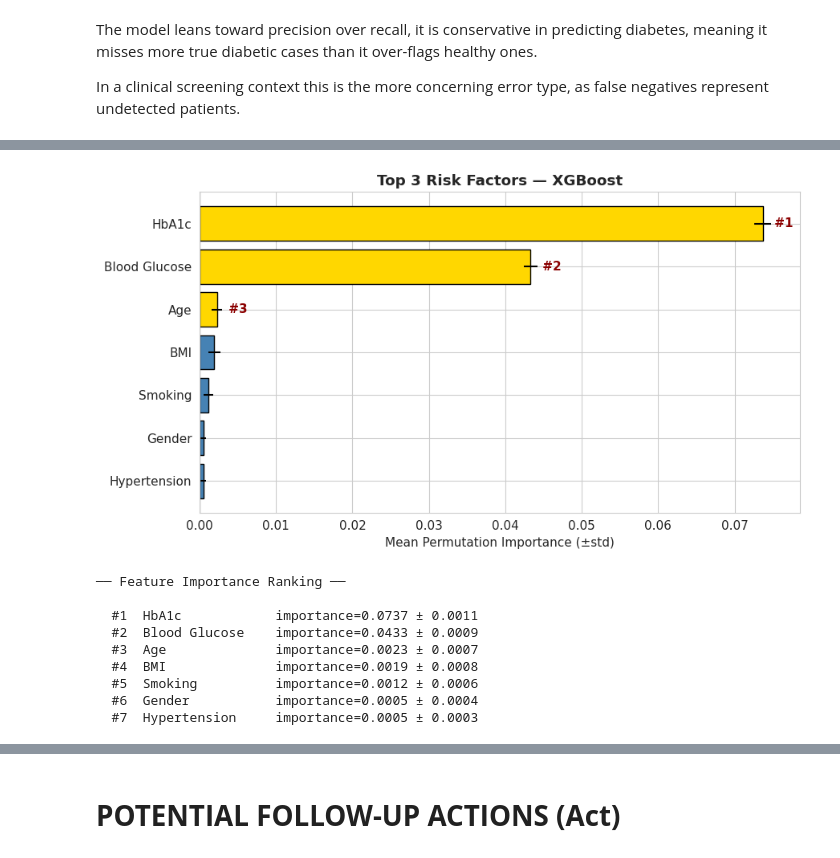
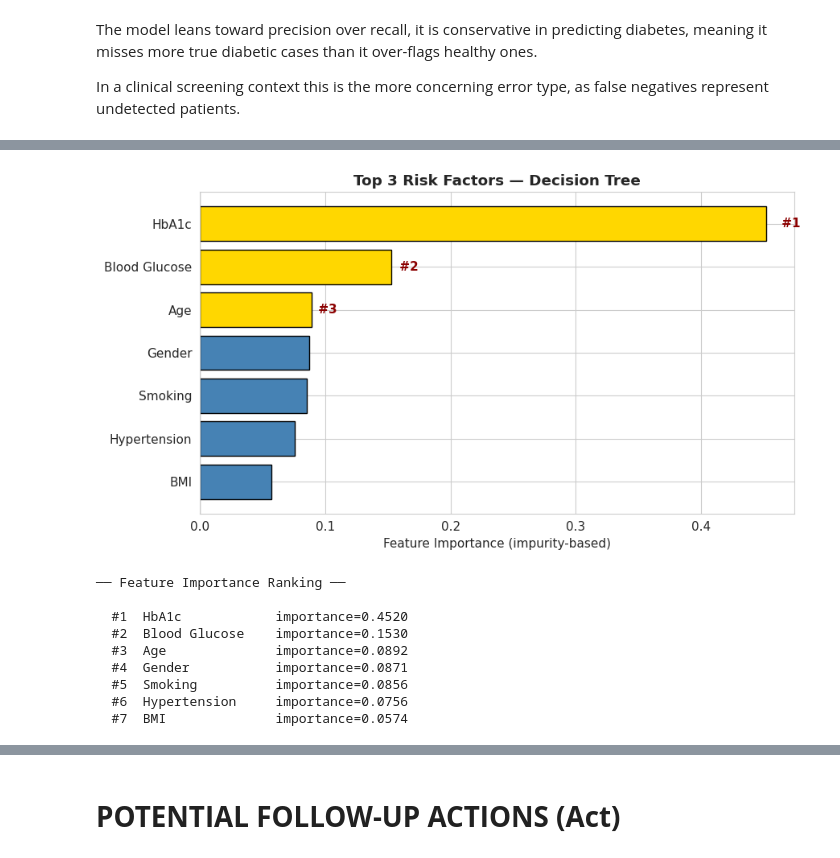
Before and after one commit to Ethan-Shak/SC3021_SDAB_Group_3, a Jupyter notebook: SC3021_Group_3.ipynb, the cells around one changed output, grey strips where cells are left out. Cells and saved outputs as stored; diff of their text form; code cells hidden in the pictures.

```diff
--- a/SC3021_Group_3.ipynb
+++ b/SC3021_Group_3.ipynb
@@ -2702,14 +2689,10 @@ Class imbalance within each country is additionally handled via class_weight='ba
 # %%
-scale_pw = (y_train == 0).sum() / (y_train == 1).sum()
-
 models = {
     "Logistic Regression": LogisticRegression(
         max_iter=1000, class_weight='balanced', random_state=42
     ),
-    "XGBoost": xgb.XGBClassifier(
-        n_estimators=200,
-        use_label_encoder=False, eval_metric='logloss',
-        random_state=42, n_jobs=-1
+    "Decision Tree": DecisionTreeClassifier(
+        max_depth=10, class_weight='balanced', random_state=42
     )
 }
 
@@ -2757,17 +2711,15 @@ We evaluate both models on the held-out test set (20% of data) to measure genera
 # %%
 print("── Test Set Results ──\n")
 for name, clf in trained_models.items():
-    y_prob = clf.predict_proba(X_test)[:, 1]
     y_pred = clf.predict(X_test)
+    acc = accuracy_score(y_test, y_pred)
     print(f"  {name}")
-    print(f"    AUC      : {roc_auc_score(y_test, y_prob):.4f}")
-    print(f"    F1 Score : {f1_score(y_test, y_pred):.4f}")
-    print(f"    Accuracy : {accuracy_score(y_test, y_pred):.4f}")
+    print(f"    Accuracy : {acc:.4f}")
     print()
 
 best_model_name = max(
     trained_models,
-    key=lambda n: roc_auc_score(y_test, trained_models[n].predict_proba(X_test)[:, 1])
+    key=lambda n: accuracy_score(y_test, trained_models[n].predict(X_test))
 )
 print(f"Best model: {best_model_name}")
 # %% [output]
@@ -2831,41 +2780,47 @@ We use permutation importance on the test set to rank features by their individu
 # %%
-result = permutation_importance(
-    best_clf, X_test, y_test, n_repeats=15, random_state=42, n_jobs=-1
-)
-sorted_idx = result.importances_mean.argsort()[::-1]
+# Use Decision Tree's built-in feature importance
+# (falls back to Logistic Regression coefficients if best model is LR)
+if best_model_name == "Decision Tree":
+    importances = best_clf.feature_importances_
+    importance_label = "Feature Importance (impurity-based)"
+else:
+    # For Logistic Regression, use absolute coefficient values
+    importances = np.abs(best_clf.coef_[0])
+    importance_label = "Feature Importance (|coefficient|)"
+
+sorted_idx = importances.argsort()[::-1]
 
 fig, ax = plt.subplots(figsize=(9, 5))
 ax.barh(
     [FEAT_LABELS[i] for i in sorted_idx],
-    result.importances_mean[sorted_idx],
-    xerr=result.importances_std[sorted_idx],
+    importances[sorted_idx],
     color=['gold' if i < 3 else 'steelblue' for i in range(len(sorted_idx))],
     align='center', edgecolor='black'
 )
 ax.invert_yaxis()
-ax.set_xlabel('Mean Permutation Importance (±std)')
+ax.set_xlabel(importance_label)
 ax.set_title(f'Top 3 Risk Factors — {best_model_name}', fontweight='bold')
 ax.axvline(0, color='black', lw=0.8)
 
 for i, idx in enumerate(sorted_idx[:3]):
-    val = result.importances_mean[idx]
-    ax.text(val + 0.001, i, f' #{i+1}', va='center', fontweight='bold', color='darkred')
+    val = importances[idx]
+    ax.text(val + val*0.02, i, f' #{i+1}', va='center', fontweight='bold', color='darkred')
 
 plt.tight_layout()
 plt.savefig('top3_features.png', dpi=150, bbox_inches='tight')
 plt.show()
 
 print("── Feature Importance Ranking ──\n")
 for rank, idx in enumerate(sorted_idx, 1):
-    print(f"  #{rank}  {FEAT_LABELS[idx]:15s}  importance={result.importances_mean[idx]:.4f} ± {result.importances_std[idx]:.4f}")
+    print(f"  #{rank}  {FEAT_LABELS[idx]:15s}  importance={importances[idx]:.4f}")
 # %% [output]
-[figure, old version]
+[figure, new version]
 ── Feature Importance Ranking ──
 
-  #1  HbA1c            importance=0.0737 ± 0.0011
-  #2  Blood Glucose    importance=0.0433 ± 0.0009
-  #3  Age              importance=0.0023 ± 0.0007
-  #4  BMI              importance=0.0019 ± 0.0008
-  #5  Smoking          importance=0.0012 ± 0.0006
-  #6  Gender           importance=0.0005 ± 0.0004
-  #7  Hypertension     importance=0.0005 ± 0.0003
+  #1  HbA1c            importance=0.4520
+  #2  Blood Glucose    importance=0.1530
+  #3  Age              importance=0.0892
+  #4  Gender           importance=0.0871
+  #5  Smoking          importance=0.0856
+  #6  Hypertension     importance=0.0756
+  #7  BMI              importance=0.0574
```
Also changed, not shown: parts of 44 cells of this notebook.
